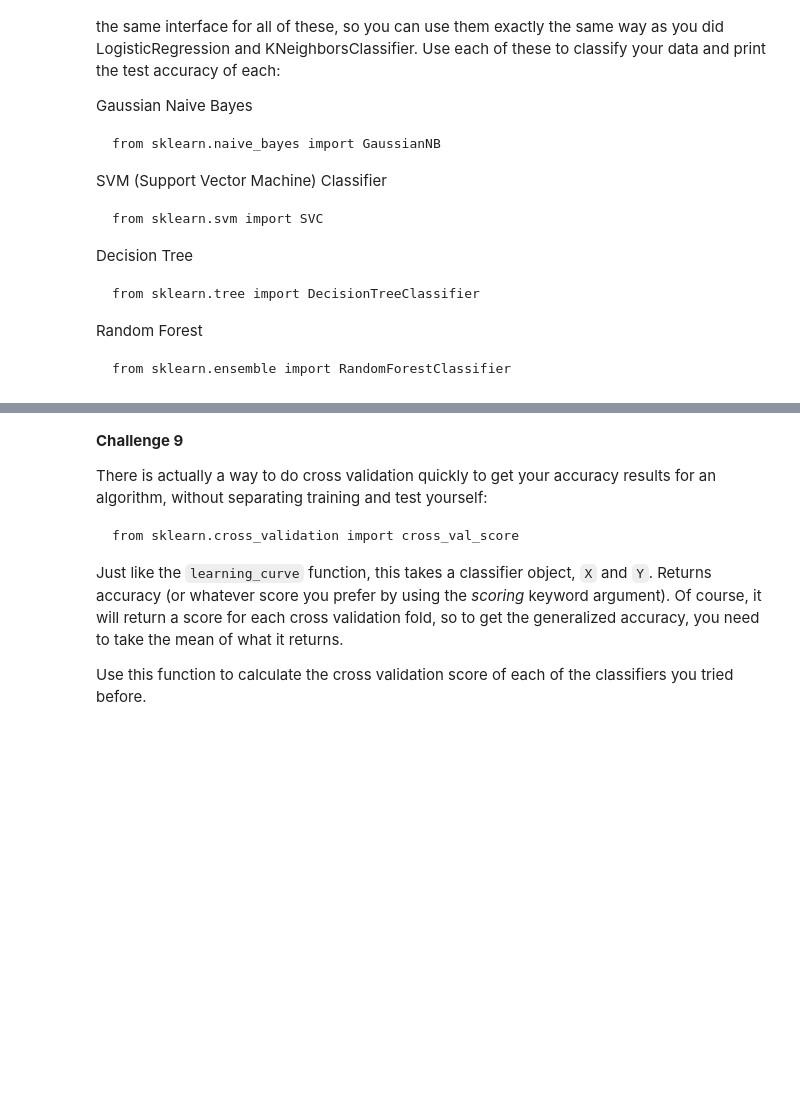
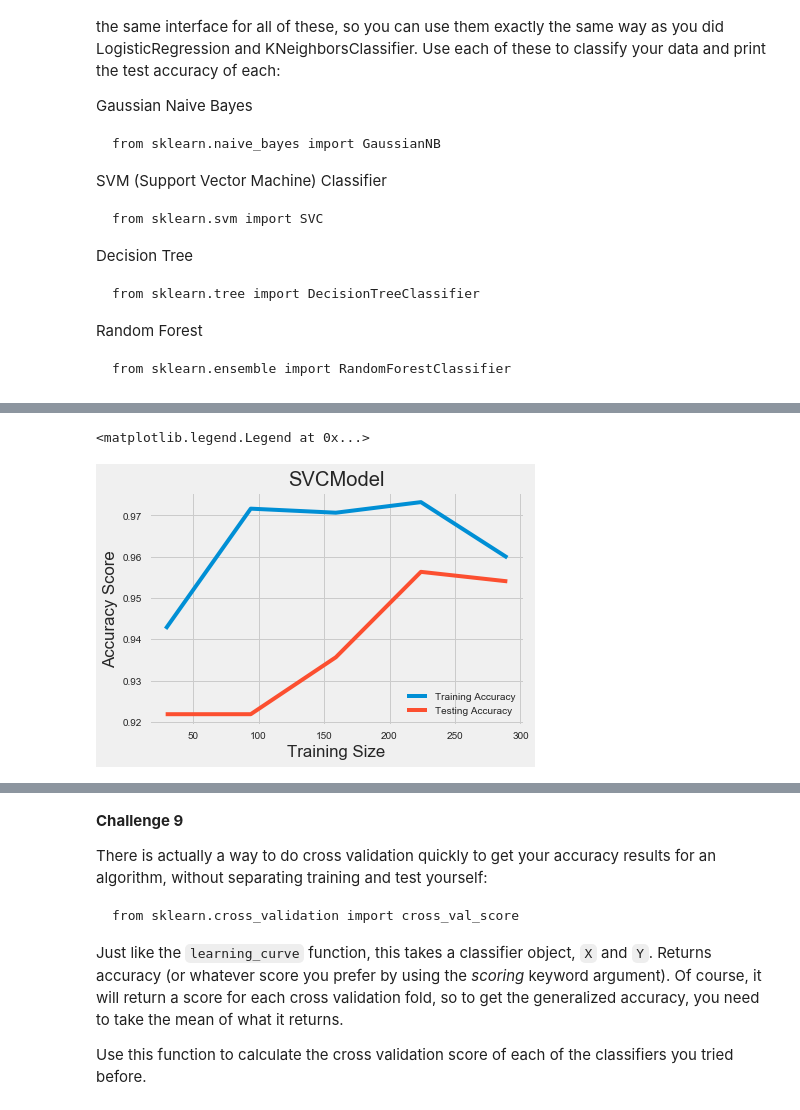
Before and after one commit to Ifeadewumi/metis_work, a Jupyter notebook: challenges/Challenge 7.ipynb, the cells around one changed output, grey strips where cells are left out. Drawn from its saved outputs; the diff is of its cells as text; code cells hidden in the pictures; blank space fills up the shorter version.

```diff
--- a/challenges/Challenge 7.ipynb
+++ b/challenges/Challenge 7.ipynb
@@ -291,0 +286,15 @@ from sklearn.ensemble import RandomForestClassifier
+# %%
+svc_model = SVC()
+m, train_score, ts_score = learning_curve(svc_model, X, y)
+train_cv_score = np.mean(train_score, axis=1)
+test_cv_score = np.mean(ts_score, axis=1)
+plt.plot(m, train_cv_score, label="Training Accuracy")
+plt.plot(m, test_cv_score, label="Testing Accuracy")
+plt.xlabel('Training Size')
+plt.ylabel('Accuracy Score')
+# plt.ylim(ymin=0.85)
+plt.title('SVCModel')
+plt.legend()
+# %% [output]
+<matplotlib.legend.Legend at 0x...>
+[figure, added]
```
Also changed, not shown: parts of 30 cells of this notebook.
